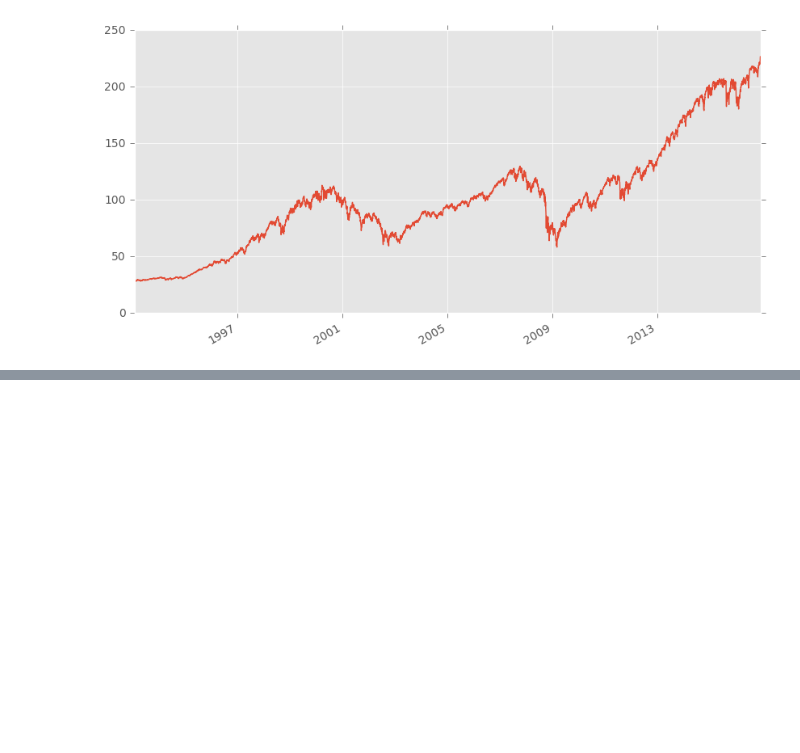
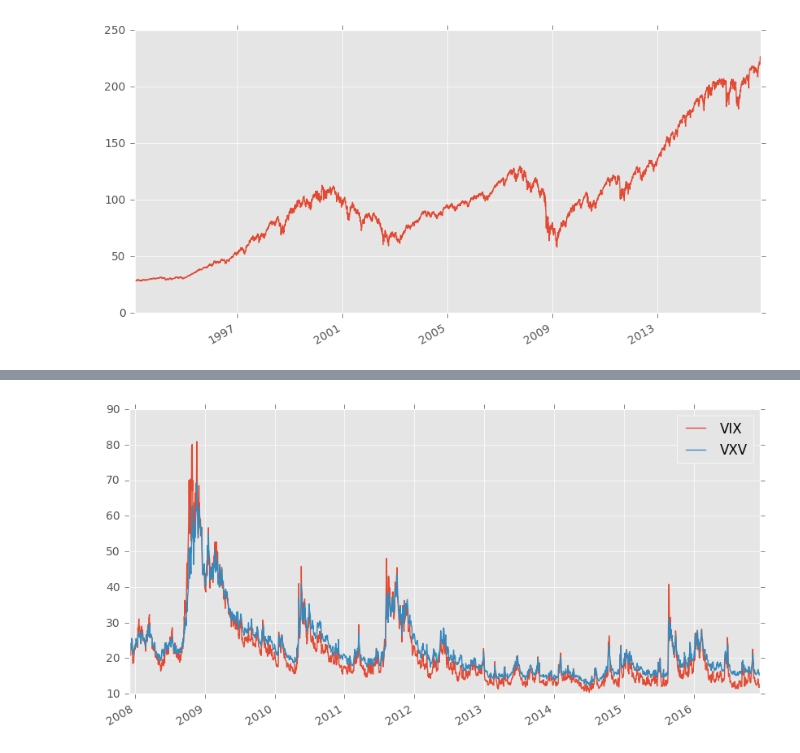
Before and after one commit to sjev/talks, a Jupyter notebook: pythonMeetupDec16/slides.ipynb, the cells around one changed output, grey strips where cells are left out. Drawn from its saved outputs; the diff is of its cells as text; code cells hidden in the pictures; blank space fills up the shorter version.

```diff
--- a/pythonMeetupDec16/slides.ipynb
+++ b/pythonMeetupDec16/slides.ipynb
@@ -150,0 +158,7 @@ Loading BokehJS ...
+# %%
+# get data
+import tradingWithPython.lib.cboe as cboe # cboe data
+
+symbols = ['SPY','VXX','VXZ']
+priceData = twp.yahooFinance.getHistoricData(symbols).minor_xs('adj_close')
+volData  = cboe.getHistoricData(['VIX','VXV']).dropna()
@@ -150,0 +169,4 @@ Loading BokehJS ...
+# %%
+volData.plot();
+# %% [output]
+[figure, added]
```
Also changed, not shown: parts of 21 cells of this notebook.
